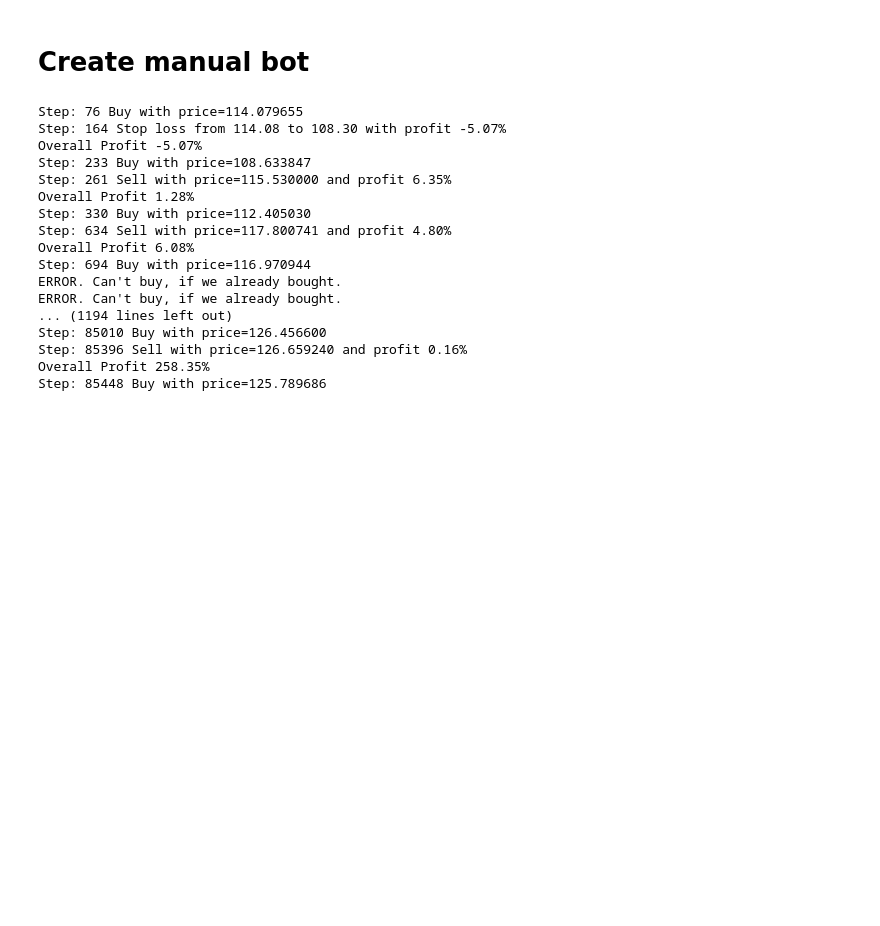
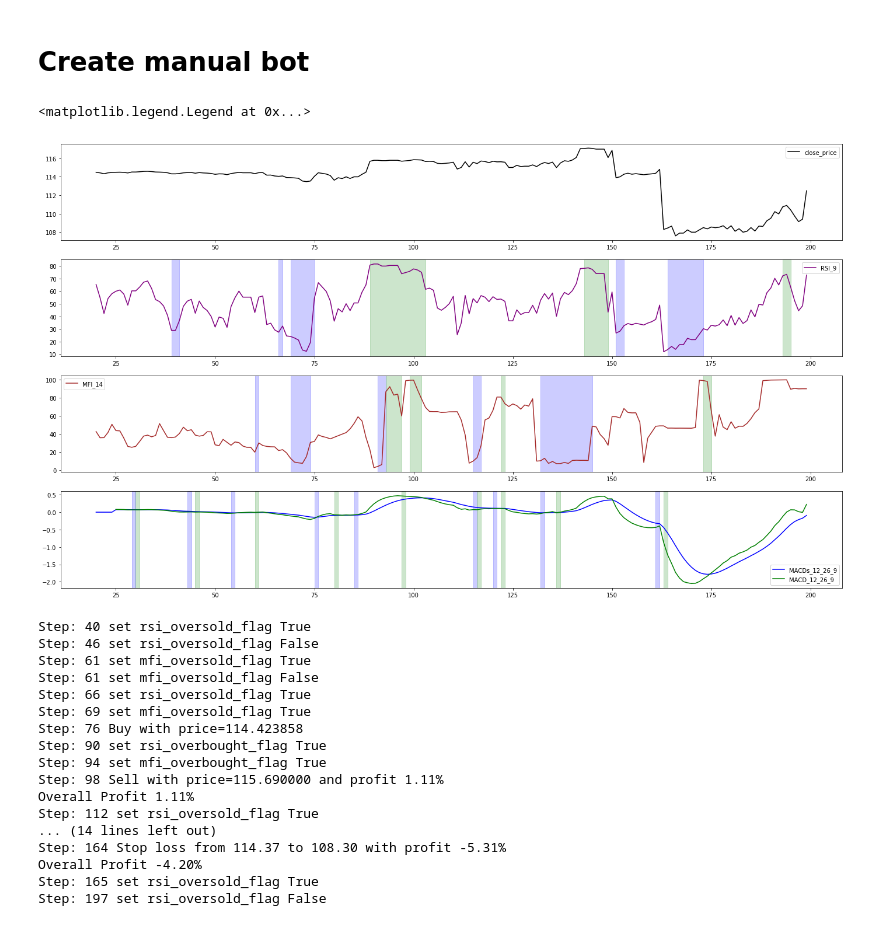
Before and after one commit to crabio/tinkoff-invest-bot, a Jupyter notebook: candles_analyzer/analyze.ipynb, the cells around one changed output. Saved outputs shown, nothing was run; the diff lists cells and outputs as text; code cells hidden in the pictures; blank space fills up the shorter version.

```diff
--- a/candles_analyzer/analyze.ipynb
+++ b/candles_analyzer/analyze.ipynb
@@ -289,29 +298,65 @@ class TradingMRMBot:
                 # Reset flags
                 self.rsi_oversold_flag = False
                 self.mfi_oversold_flag = False
+# %%
+plot_df = sliding_window_df.iloc[20:200]
+
+plt.figure(figsize=(24,14))
+plt.subplot(4, 1, 1)
+plot_df["close_price"].plot(color="black")
+plt.legend()
+
+plt.subplot(4, 1, 2)
+ax1 = plot_df["RSI_9"].plot(color="purple")
+# Show oversold zone
+color_zone(ax1, plot_df[plot_df["RSI_oversold"]].index, 0.2, "blue")
+# Show overbought zone
+color_zone(ax1, plot_df[plot_df["RSI_overbought"]].index, 0.2, "green")
+plt.legend()
+
+plt.subplot(4, 1, 3)
+ax2 = plot_df["MFI_14"].plot(color="brown")
+# Show oversold zone
+color_zone(ax2, plot_df[plot_df["MFI_oversold"]].index, 0.2, "blue")
+# Show overbought zone
+color_zone(ax2, plot_df[plot_df["MFI_overbought"]].index, 0.2, "green")
+plt.legend()
+
+plt.subplot(4, 1, 4)
+# plot_df["MACDh_12_26_9"].plot(color="red",kind="bar")
+plot_df["MACDs_12_26_9"].plot(color="blue")
+ax3 = plot_df["MACD_12_26_9"].plot(color="green")
+# Show crossover moments
+color_zone(ax3, plot_df[plot_df["MACD_crossover"]].index, 0.2, "blue")
+# Show crossunder moments
+color_zone(ax3, plot_df[plot_df["MACD_crossunder"]].index, 0.2, "green")
+plt.legend()
+# %% [output]
+<matplotlib.legend.Legend at 0x...>
+[figure, added]
 # %%
 # Test bot
 bot = TradingMRMBot(stop_loss=0.05)
 
 bot.reset()
 
-for index, data in sliding_window_df.iterrows():
+for index, data in sliding_window_df.iloc[:200].iterrows():
     bot.process(data)
 # %% [output]
-Step: 76 Buy with price=114.079655
-Step: 164 Stop loss from 114.08 to 108.30 with profit -5.07%
-Overall Profit -5.07%
-Step: 233 Buy with price=108.633847
-Step: 261 Sell with price=115.530000 and profit 6.35%
-Overall Profit 1.28%
-Step: 330 Buy with price=112.405030
-Step: 634 Sell with price=117.800741 and profit 4.80%
-Overall Profit 6.08%
-Step: 694 Buy with price=116.970944
-ERROR. Can't buy, if we already bought.
-ERROR. Can't buy, if we already bought.
-... (1194 lines left out)
-Step: 85010 Buy with price=126.456600
-Step: 85396 Sell with price=126.659240 and profit 0.16%
-Overall Profit 258.35%
-Step: 85448 Buy with price=125.789686
+Step: 40 set rsi_oversold_flag True
+Step: 46 set rsi_oversold_flag False
+Step: 61 set mfi_oversold_flag True
+Step: 61 set mfi_oversold_flag False
+Step: 66 set rsi_oversold_flag True
+Step: 69 set mfi_oversold_flag True
+Step: 76 Buy with price=114.423858
+Step: 90 set rsi_overbought_flag True
+Step: 94 set mfi_overbought_flag True
+Step: 98 Sell with price=115.690000 and profit 1.11%
+Overall Profit 1.11%
+Step: 112 set rsi_oversold_flag True
+... (14 lines left out)
+Step: 164 Stop loss from 114.37 to 108.30 with profit -5.31%
+Overall Profit -4.20%
+Step: 165 set rsi_oversold_flag True
+Step: 197 set rsi_oversold_flag False
```
Also changed, not shown: parts of 1 cell of this notebook.
